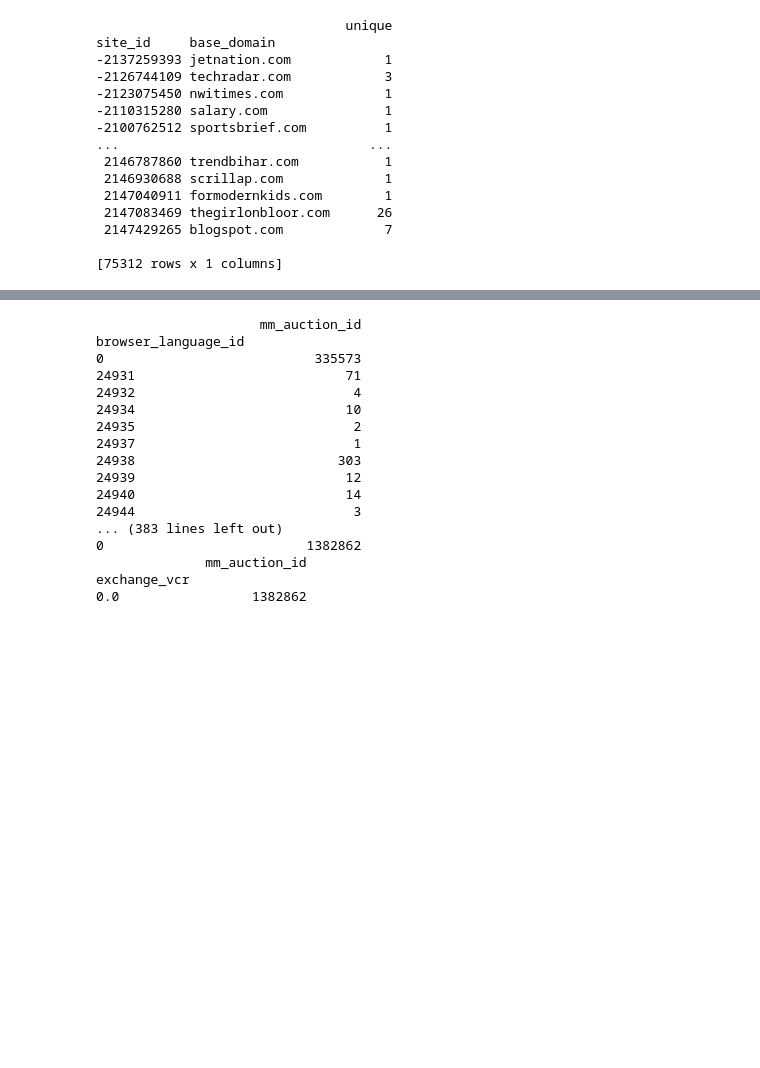
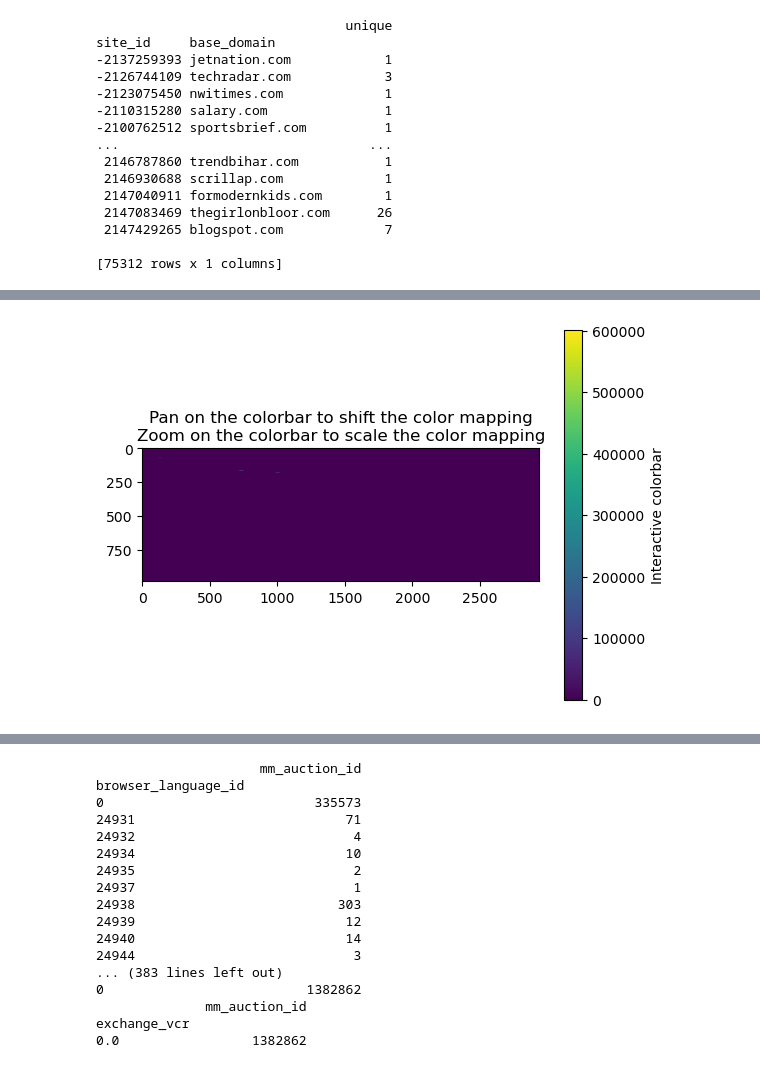
Before and after one commit to MellonNation/MediaMath, a Jupyter notebook: jy3204/exercise.ipynb, the cells around one changed output, grey strips where cells are left out. Saved outputs shown, nothing was run; the diff lists cells and outputs as text; code cells hidden in the pictures; blank space fills up the shorter version.

```diff
--- a/jy3204/exercise.ipynb
+++ b/jy3204/exercise.ipynb
@@ -21,5 +17,5 @@ def sortFunc(e):
     return len(e[1])
 # %%
 df = pd.read_csv(args.modifiedCSV)
-df["roi"]=df.apply(lambda x: int(x["conversion_roi"]+0.5),axis=1)
+df["roi"]=df.apply(lambda x: int(x["conversion_roi"])+1 if x["conversion_roi"]>0 else 0,axis=1)
 df["unique"] = df.index
@@ -25,0 +75,2 @@ df["unique"] = df.index
+# %%
+df["hour"]=df.apply(lambda x: x['imp_timestamp'].split(" ")[1].split(":")[0],axis=1)
@@ -119,0 +299,5 @@ site_id     base_domain
+# %%
+conf_matrix = pd.crosstab(df['device_model'],df['device_manufacturer'])
+data2d = conf_matrix.to_numpy()
+data2d=np.repeat(data2d,30,axis=1)
+conf_matrix
@@ -120,3 +319,18 @@ site_id     base_domain
+# %%
+import matplotlib.pyplot as plt
+import numpy as np
+
+fig, ax = plt.subplots()
+
+im = ax.imshow(data2d)
+ax.set_title('Pan on the colorbar to shift the color mapping\n'
+             'Zoom on the colorbar to scale the color mapping')
+
+fig.colorbar(im, ax=ax, label='Interactive colorbar')
+
+plt.show()
+# %% [output]
+[figure, added]
 # %%
 result = dfSummary.sort_values(by="FieldName")
 print(result.to_string())
```
Also changed, not shown: parts of 24 cells of this notebook, 2 other files.
